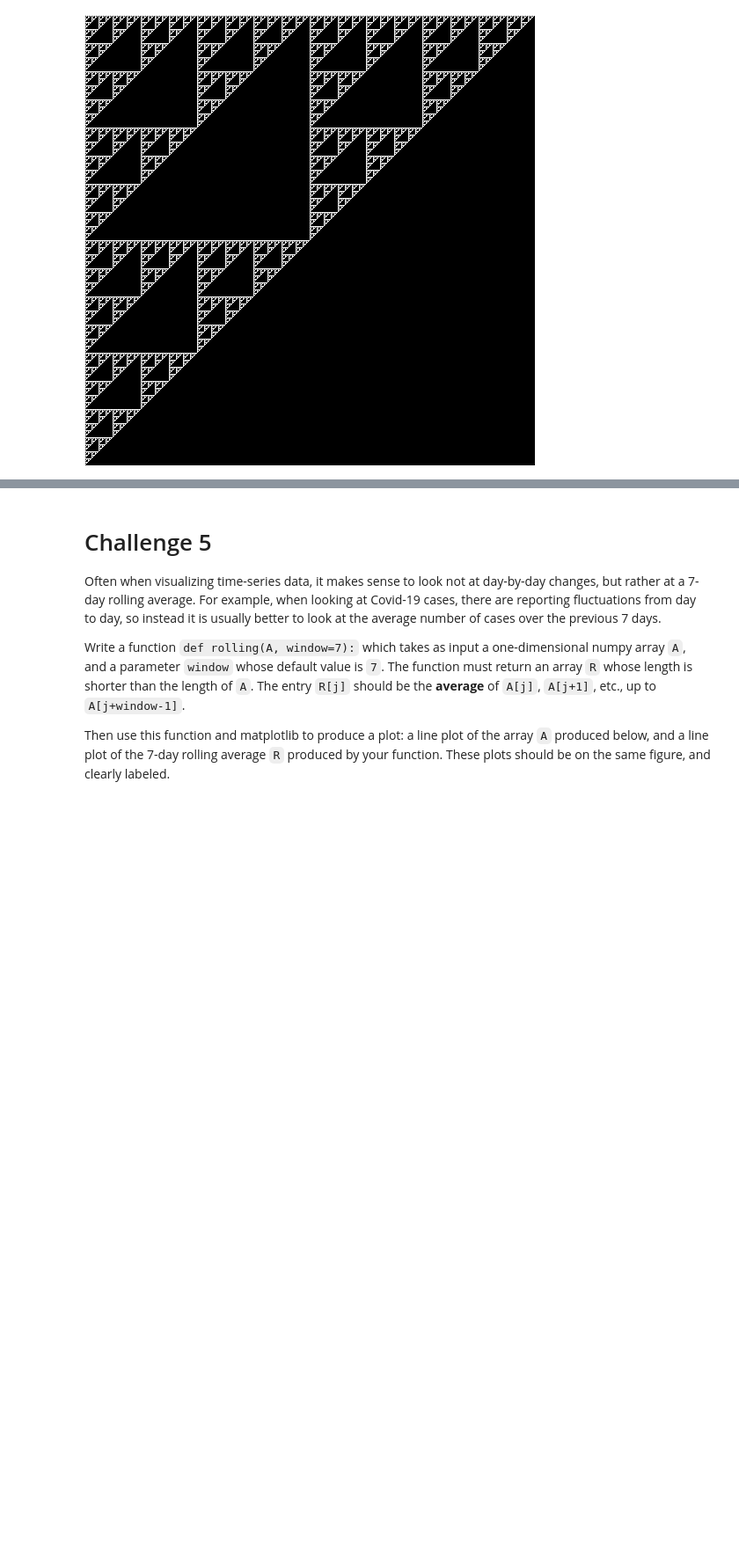
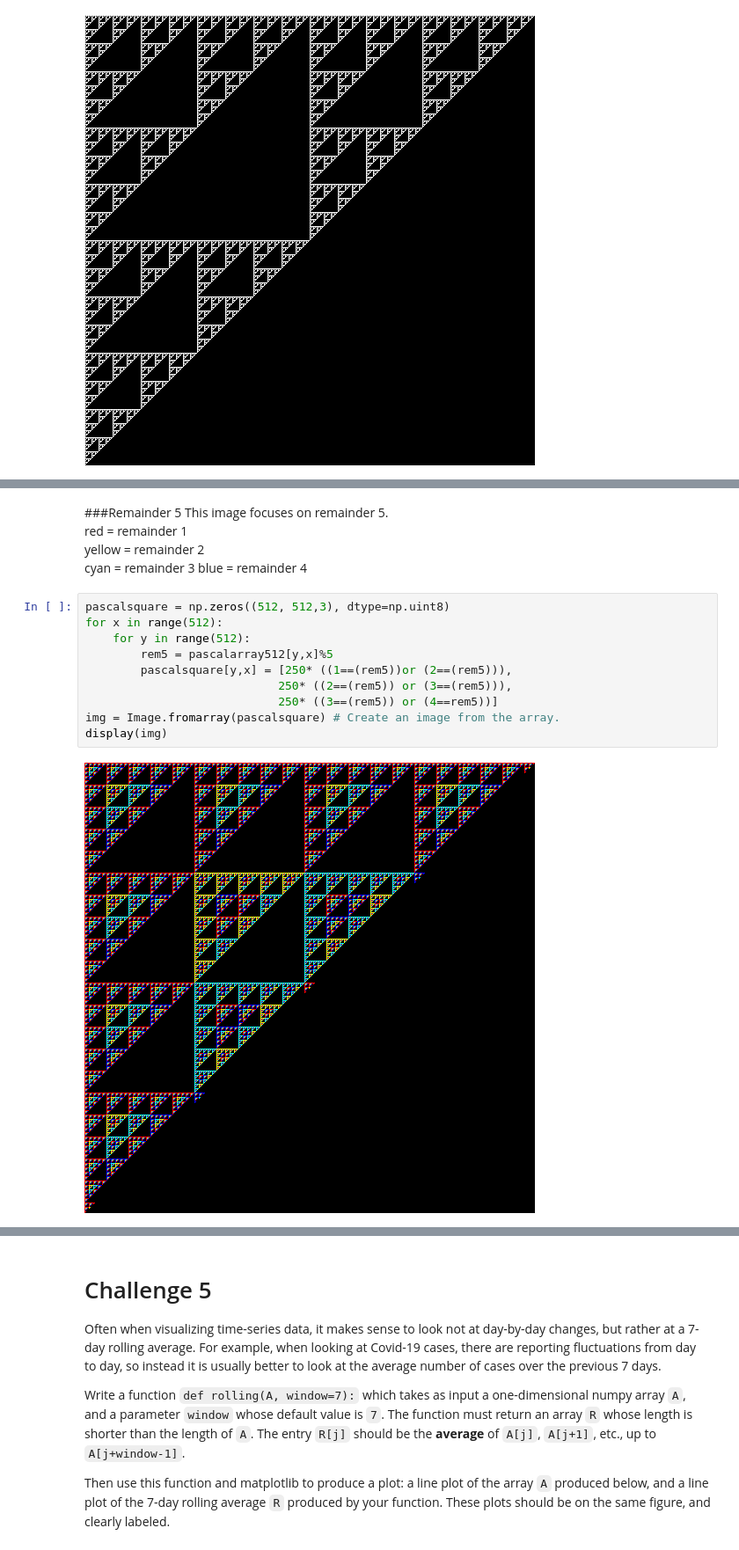
Before and after one commit to BurleighCharlton/Python-Mathematics, a Jupyter notebook: P4M_Notebook_5.ipynb, the cells around one changed output, grey strips where cells are left out. Shown at 88% size. Drawn from its saved outputs; the diff is of its cells as text; blank space fills up the shorter version.

```diff
--- a/P4M_Notebook_5.ipynb
+++ b/P4M_Notebook_5.ipynb
@@ -411,0 +490,19 @@ display(img)
+# %% [markdown]
+###Remainder 5
+This image focuses on remainder 5.
+red = remainder 1
+yellow = remainder 2
+cyan = remainder 3
+blue = remainder 4
+# %%
+pascalsquare = np.zeros((512, 512,3), dtype=np.uint8)
+for x in range(512):
+    for y in range(512):
+        rem5 = pascalarray512[y,x]%5
+        pascalsquare[y,x] = [250* ((1==(rem5))or (2==(rem5))),
+                            250* ((2==(rem5)) or (3==(rem5))),
+                            250* ((3==(rem5)) or (4==rem5))]
+img = Image.fromarray(pascalsquare) # Create an image from the array.
+display(img)
+# %% [output]
+[figure, added]
```
Also changed, not shown: parts of 49 cells of this notebook.
